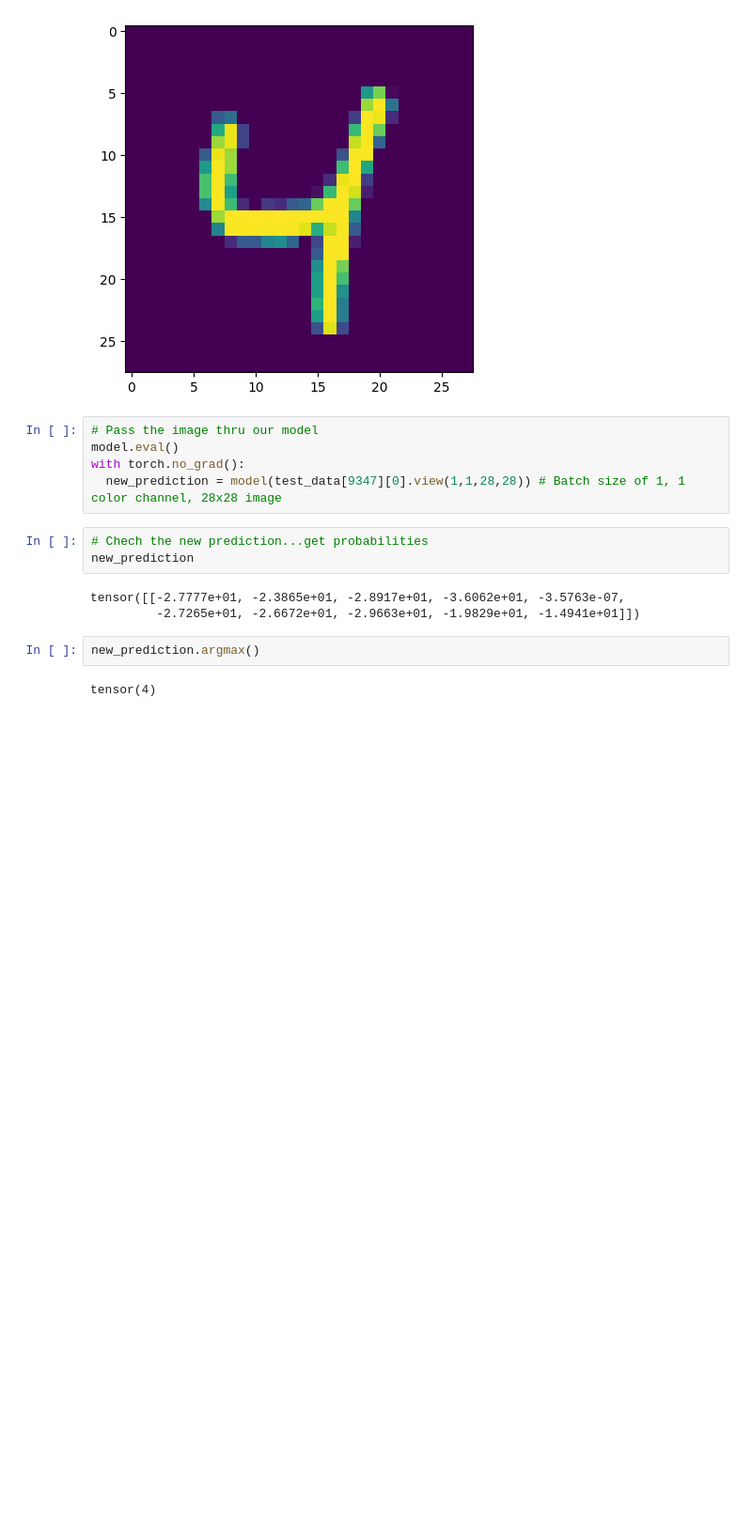
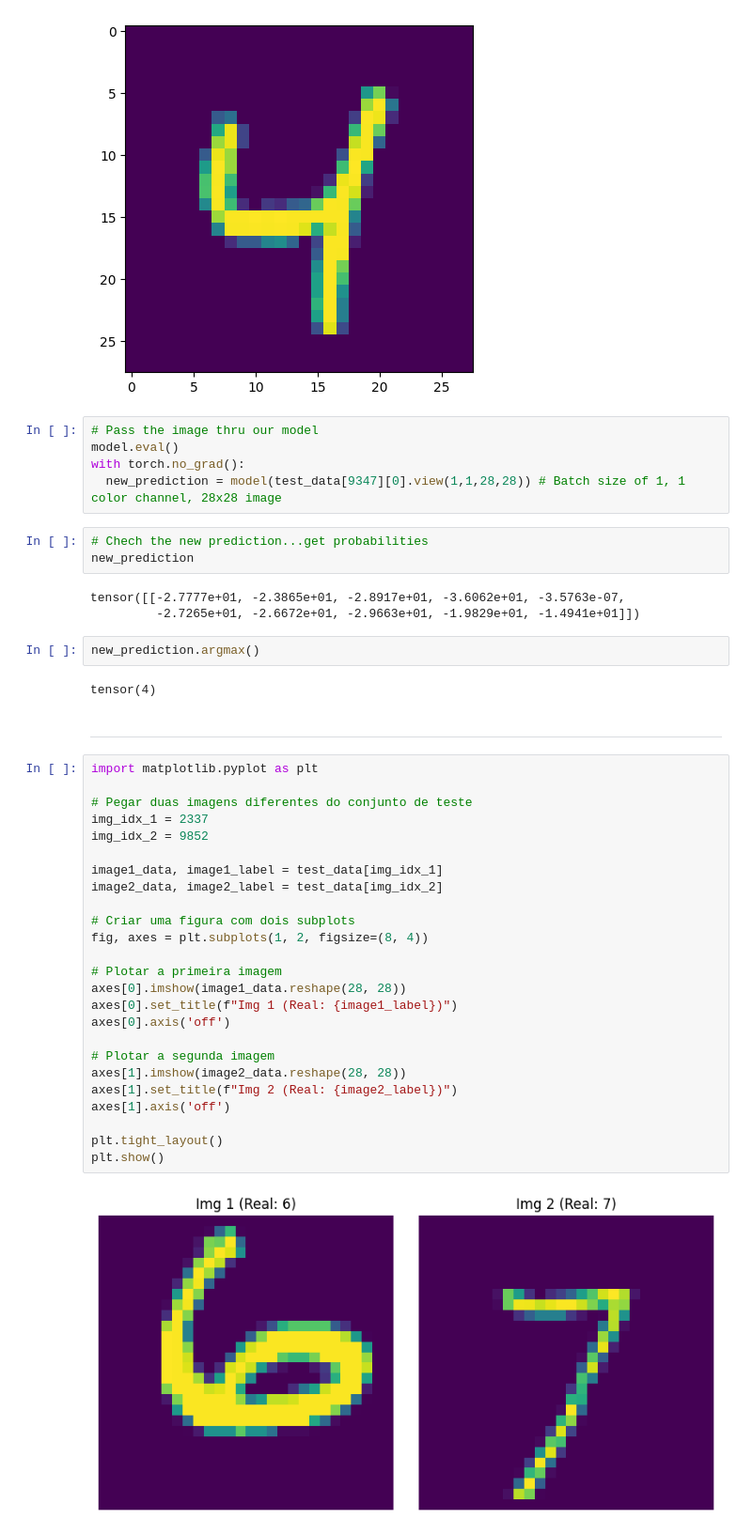
Before and after one commit to looooore/Pytorch_CNN, a Jupyter notebook: CNN.ipynb, the cells around one changed output. Shown at 94% size. Saved outputs shown, nothing was run; the diff lists cells and outputs as text; blank space fills up the shorter version.

```diff
--- a/CNN.ipynb
+++ b/CNN.ipynb
@@ -335,3 +335,34 @@ tensor([[-2.7777e+01, -2.3865e+01, -2.8917e+01, -3.6062e+01, -3.5763e-07,
 new_prediction.argmax()
 # %% [output]
 tensor(4)
+# %% [markdown]
+
+
+---
+# %%
+import matplotlib.pyplot as plt
+
+# Pegar duas imagens diferentes do conjunto de teste
+img_idx_1 = 2337
+img_idx_2 = 9852
+
+image1_data, image1_label = test_data[img_idx_1]
+image2_data, image2_label = test_data[img_idx_2]
+
+# Criar uma figura com dois subplots
+fig, axes = plt.subplots(1, 2, figsize=(8, 4))
+
+# Plotar a primeira imagem
+axes[0].imshow(image1_data.reshape(28, 28))
+axes[0].set_title(f"Img 1 (Real: {image1_label})")
+axes[0].axis('off')
+
+# Plotar a segunda imagem
+axes[1].imshow(image2_data.reshape(28, 28))
+axes[1].set_title(f"Img 2 (Real: {image2_label})")
+axes[1].axis('off')
+
+plt.tight_layout()
+plt.show()
+# %% [output]
+[figure, added]
```
Also changed, not shown: parts of 1 cell of this notebook.
